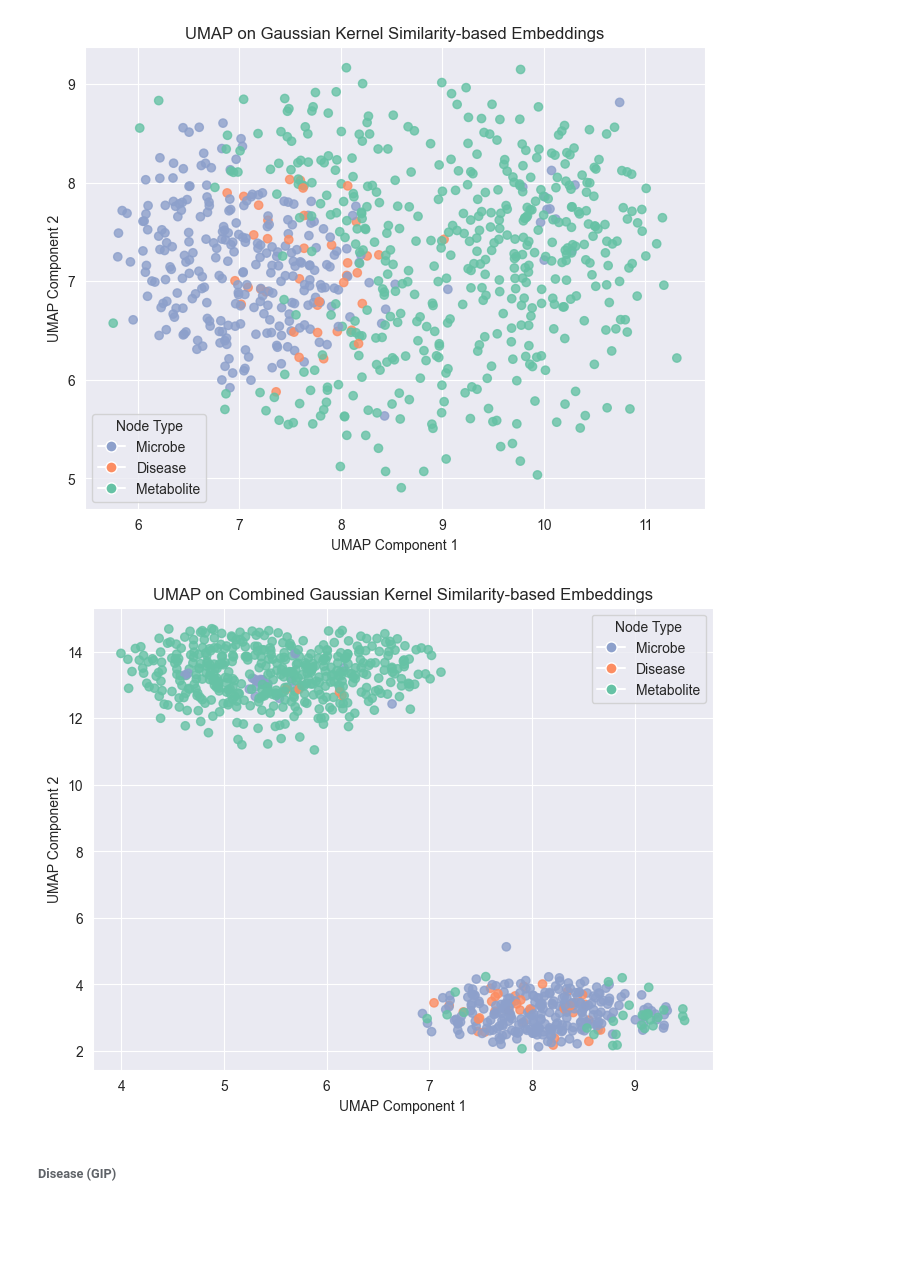
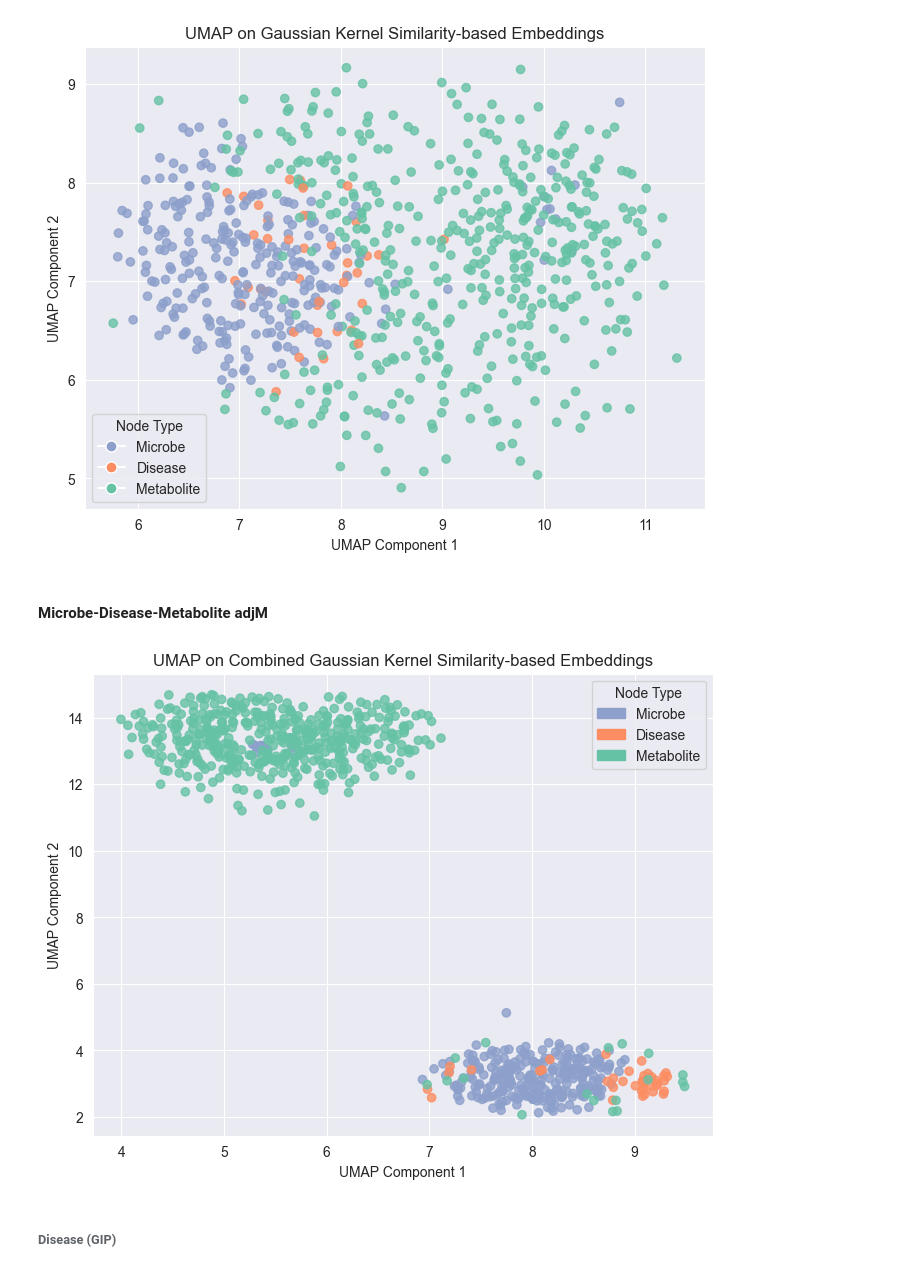
Before and after one commit to lucyzhang95/Network_Analysis, a Jupyter notebook: graph_network_analysis.ipynb, the cells around one changed output. Saved outputs shown, nothing was run; the diff lists cells and outputs as text; code cells hidden in the pictures; blank space fills up the shorter version.

```diff
--- a/graph_network_analysis.ipynb
+++ b/graph_network_analysis.ipynb
@@ -1283,6 +1283,8 @@ plt.title("UMAP on Gaussian Kernel Similarity-based Embeddings")
 plt.show()
 # %% [output]
 [figure]
+# %% [markdown]
+#### Microbe-Disease-Metabolite adjM
 # %%
 # assign indices to each unique node type and export data
 microbes = set(filtered_md['microbe']) | set(filtered_mmet['microbe'])
@@ -1364,26 +1366,26 @@ umap_embeddings_combined = reducer.fit_transform(combined_similarity_matrix)
 # %%
 palette = sns.color_palette("Set2")
 disease_color, microbe_color, metabolite_color = palette[1], palette[2], palette[0]
-color_map = {'microbe': microbe_color, 'disease': disease_color, 'metabolite': metabolite_color}
-node_colors = [color_map[t] for t in node_types]
+color_map = {0: microbe_color, 1: disease_color, 2: metabolite_color}
+node_colors = [color_map[t] for t in type_mask]
 # %%
 plt.figure(figsize=(8, 6))
 plt.scatter(umap_embeddings_combined[:, 0], umap_embeddings_combined[:, 1], c=node_colors, alpha=0.8)
 
-# Create a legend
-legend_labels = {v: k.capitalize() for k, v in color_map.items()}
-handles = [plt.Line2D([0], [0], marker='o', color='w', markersize=8, markerfacecolor=v) for v in color_map.values()]
-plt.legend(handles, legend_labels.values(), title="Node Type", loc="best")
+legend_patches = [
+    mpatches.Patch(color=microbe_color, label="Microbe"),
+    mpatches.Patch(color=disease_color, label="Disease"),
+    mpatches.Patch(color=metabolite_color, label="Metabolite")
+]
+plt.legend(handles=legend_patches, title="Node Type")
 
-# Add labels and title
 plt.xlabel("UMAP Component 1")
 plt.ylabel("UMAP Component 2")
 plt.title("UMAP on Combined Gaussian Kernel Similarity-based Embeddings")
 
-# Show the plot
 plt.show()
 # %% [output]
-[figure, old version]
+[figure, new version]
 # %% [markdown]
 ###### Disease (GIP)
 # %%
```
Also changed, not shown: parts of 11 cells of this notebook.
